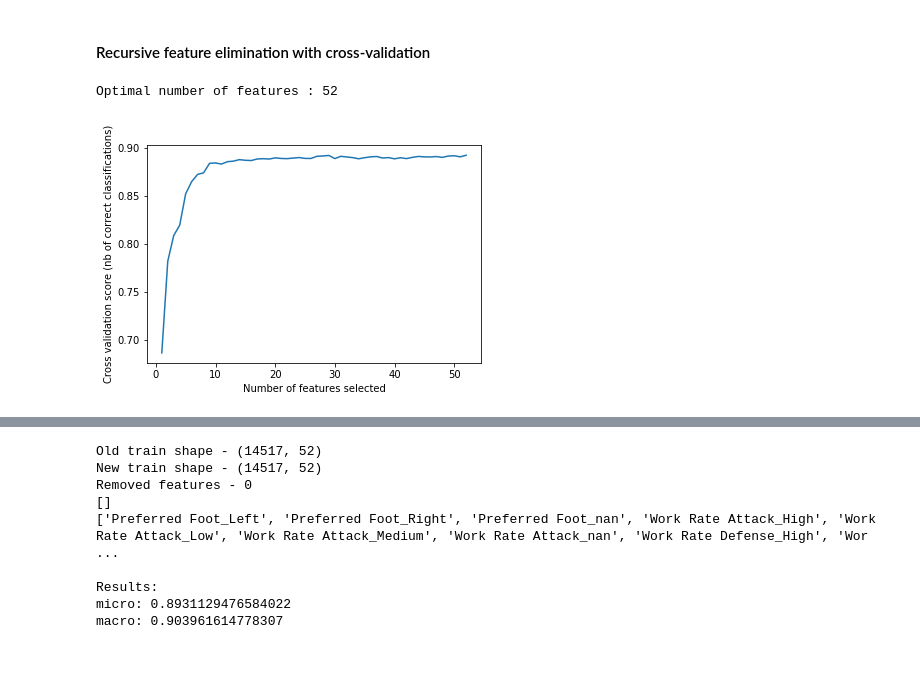
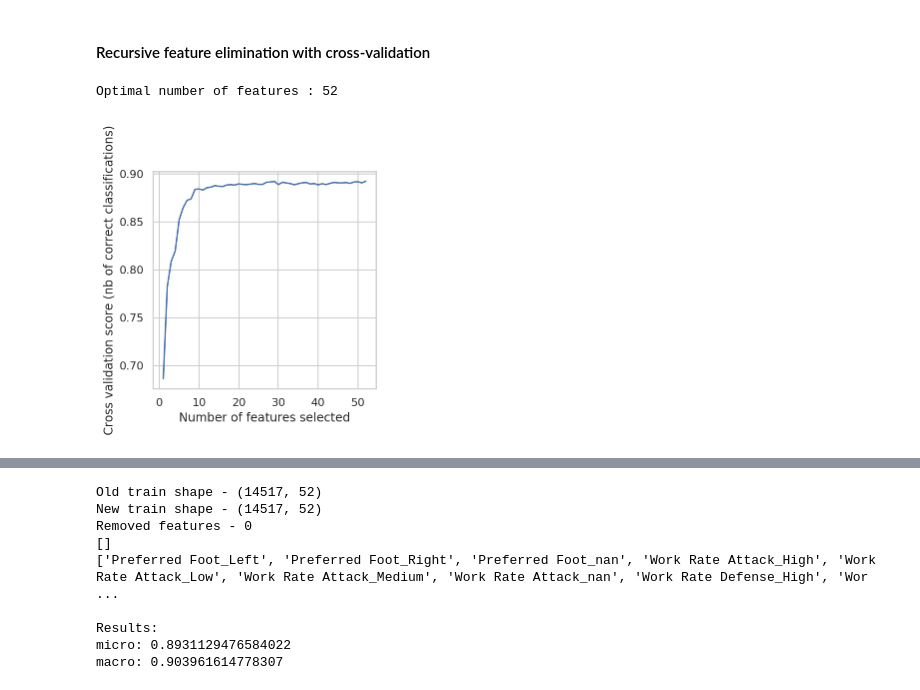
Before and after one commit to timzatko/fifa-19-dataset-machine-learning, a Jupyter notebook: notebooks/10_feature_selection.ipynb, the cells around one changed output, grey strips where cells are left out. Saved outputs shown, nothing was run; the diff lists cells and outputs as text; code cells hidden in the pictures; blank space fills up the shorter version.

```diff
--- a/notebooks/10_feature_selection.ipynb
+++ b/notebooks/10_feature_selection.ipynb
@@ -10,6 +10,17 @@ Python 3.7.6
 # %%
 import sys
 sys.path.append('..')
+# %%
+import seaborn as sns
+
+import matplotlib.pyplot as plt
+
+sns.set(style="whitegrid")
+
+%config InlineBackend.figure_format='retina'
+
+plt.rcParams['figure.figsize'] = (10, 6)
+plt.rcParams.update({'font.size': 15})
 # %% [markdown]
 ## Classification
 # %%
@@ -225,24 +237,24 @@ macro: 0.8750896890093544
 # %%
 %%time
 
 import matplotlib.pyplot as plt
 
 from sklearn.model_selection import StratifiedKFold
 from sklearn.feature_selection import RFECV
 
 cls = RandomForestClassifier(random_state=42)
 
 rfecv = RFECV(estimator=cls, step=1, cv=StratifiedKFold(2), scoring='f1_macro')
 rfecv.fit(X_train, y_train)
 
 print("Optimal number of features : %d" % rfecv.n_features_)
 
 # Plot number of features VS. cross-validation scores
-plt.figure()
+plt.figure(figsize=(4, 4))
 plt.xlabel("Number of features selected")
 plt.ylabel("Cross validation score (nb of correct classifications)")
 plt.plot(range(1, len(rfecv.grid_scores_) + 1), rfecv.grid_scores_)
 plt.show()
 # %% [output]
 Optimal number of features : 52
-[figure, old version]
+[figure, new version]
```
Also changed, not shown: parts of 6 cells of this notebook, 5 other files.
